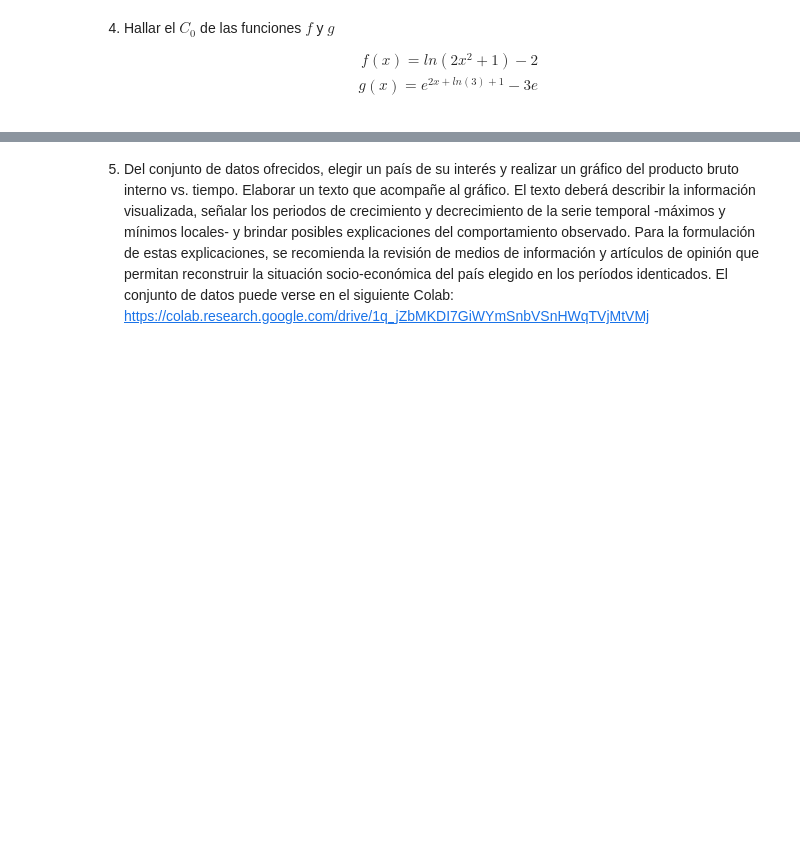
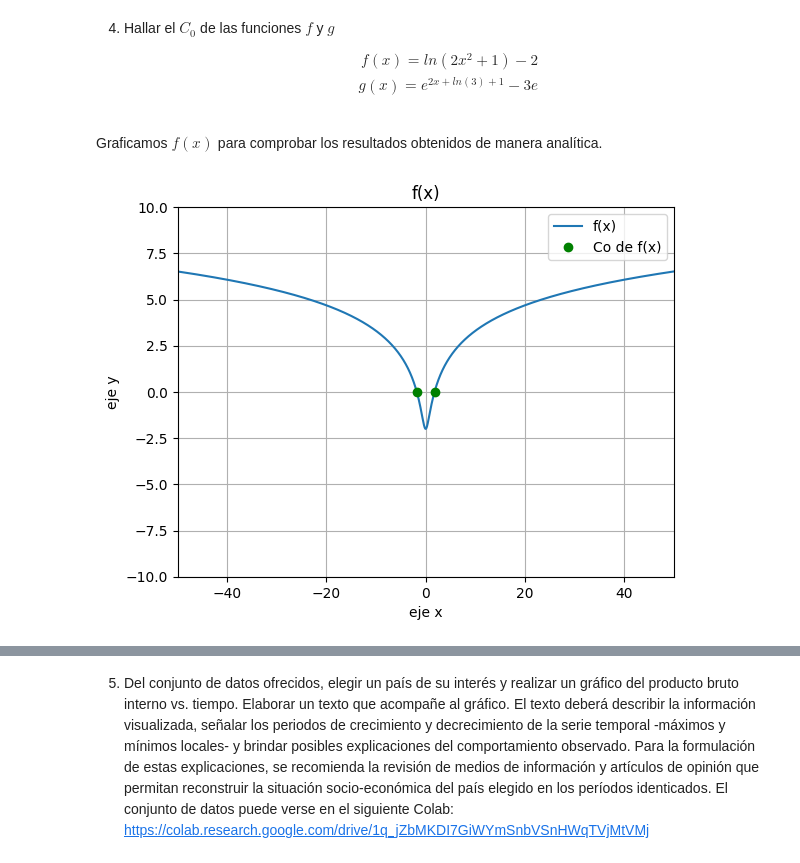
Before and after one commit to juansearg/colab, a Jupyter notebook: TP1_grupo_23.ipynb, the cells around one changed output, grey strips where cells are left out. Drawn from its saved outputs; the diff is of its cells as text; code cells hidden in the pictures; blank space fills up the shorter version.

```diff
--- a/TP1_grupo_23.ipynb
+++ b/TP1_grupo_23.ipynb
@@ -399,3 +399,46 @@ f(x) = ln(2x^2 + 1) − 2\\
 g(x) = e^{2x+ln(3)+1} − 3e\\
 \end{align}
 $$
+# %% [markdown]
+Graficamos $f(x)$ para comprobar los resultados obtenidos de manera analítica.
+# %%
+intervalo=[]# definimos intervalo como una lista de valores.
+
+def f_de_x(x: intervalo)->intervalo: # definimos f de x.
+  return np.log(2*x**2+1)-2
+
+x = np.arange(-100,100,0.01) #utilizamos la función de numpy arange(inicio,final,salto).
+
+
+# Creamos los gráficos.
+
+plt.plot(x,f_de_x(x), label='f(x)')
+
+# Limitamos el rango de y para poder ver algo
+plt.ylim(-10,10)
+
+# Limitamos el rango de x al rango de P y Q
+plt.xlim(-50,50)
+
+# Marcamos C0 de f(x)
+x1=np.sqrt((np.e**2-1)/2) #fijamos x1 y x2 encontradas analíticamente.
+x2=-np.sqrt((np.e**2-1)/2)
+
+plt.plot(x1, f_de_x(x1), 'go', label='Co de f(x)')
+plt.plot(x2, f_de_x(x2), 'go', label='_nolegend_')
+
+# Ejecutamos el comando para que muestre la grilla
+plt.grid()
+
+# Etiquetamos el eje x y eje y
+plt.xlabel('eje x')
+plt.ylabel('eje y')
+
+# Colocamos un título.
+plt.title('f(x)')
+
+plt.legend() # Comando para que muestre las etiquetas.
+
+plt.show()
+# %% [output]
+[figure, added]
```
Also changed, not shown: parts of 4 cells of this notebook.
